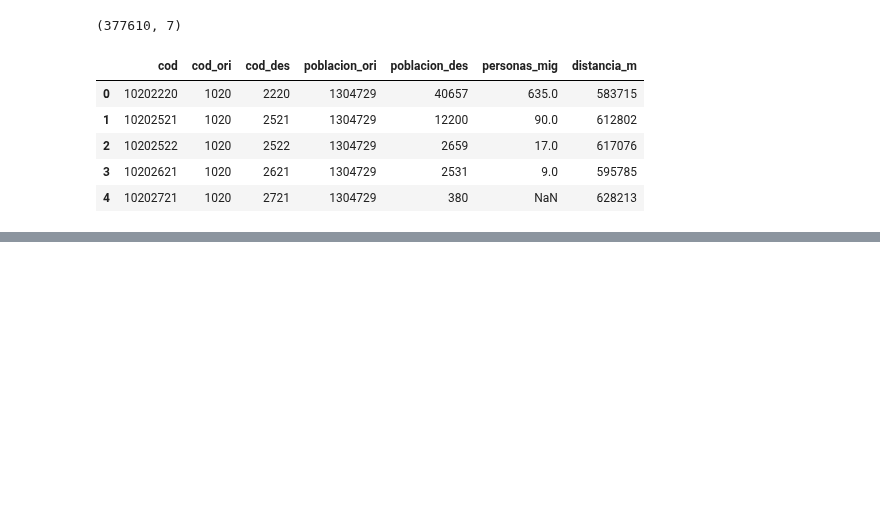
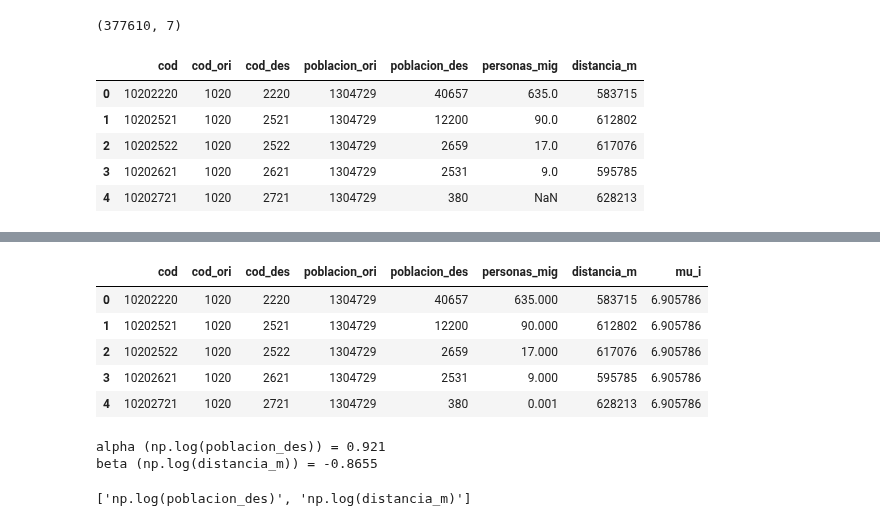
Before and after one commit to guillermodangelo/tesis, a Jupyter notebook: 07-MIE-localidades.ipynb, the cells around one changed output, grey strips where cells are left out. Drawn from its saved outputs; the diff is of its cells as text; code cells hidden in the pictures; blank space fills up the shorter version.

```diff
--- a/07-MIE-localidades.ipynb
+++ b/07-MIE-localidades.ipynb
@@ -62,5 +62,7 @@ flujos_loc.head()
 | 3 | 10202621 | 1020 | 2621 | 1304729 | 2531 | 9.0 | 595785 |
 | 4 | 10202721 | 1020 | 2721 | 1304729 | 380 | NaN | 628213 |
 # %%
+# reemplaza ceros
 flujos_loc.loc[flujos_loc.personas_mig.isna(), 'personas_mig'] = 0.001
-flujos_loc.head()
+flujos_loc.loc[flujos_loc.poblacion_des==0, 'poblacion_des'] = 1
+flujos_loc.loc[flujos_loc.poblacion_ori==0, 'poblacion_ori'] = 1
@@ -74,3 +68,0 @@ flujos_loc.head()
-# %%
-flujos_loc['log_dist'] = np.log(flujos_loc.distancia_m)
-flujos_loc.head()
@@ -86,8 +71,5 @@ flujos_loc.head()
 flujos_loc['cod_ori'] = flujos_loc['cod_ori'].astype(str)
 flujos_loc['cod_des'] = flujos_loc['cod_des'].astype(str)
 
-flujos_loc.drop(['cod', 'poblacion_ori', 'poblacion_des', 'distancia_m'],
-axis=1, inplace=True)
-
 flujos_loc.head()
 # %% [output]
@@ -142,0 +110,22 @@ Generalized Linear Model Regression Results
+# %%
+# recupera los parámetros del modelo
+mu_i = prodSim.params.to_frame()
+
+# elimina caractérres no numéricos para poder pegar
+mu_i.rename(index = dict(zip(mu_i.index[0:-2].values,  mu_i.index[0:-2].str.replace('cod_ori[','', regex=False).str.replace(']','', regex=False).values)),
+            inplace=True)
+
+# renombre columna
+mu_i.rename(columns = {0:'mu_i'}, inplace=True)
+
+# merge
+flujos_loc = flujos_loc.merge(mu_i, left_on='cod_ori', right_index=True)
+
+flujos_loc.head()
+# %% [output]
+|  | cod | cod_ori | cod_des | poblacion_ori | poblacion_des | personas_mig | distancia_m | mu_i |
+| 0 | 10202220 | 1020 | 2220 | 1304729 | 40657 | 635.000 | 583715 | 6.905786 |
+| 1 | 10202521 | 1020 | 2521 | 1304729 | 12200 | 90.000 | 612802 | 6.905786 |
+| 2 | 10202522 | 1020 | 2522 | 1304729 | 2659 | 17.000 | 617076 | 6.905786 |
+| 3 | 10202621 | 1020 | 2621 | 1304729 | 2531 | 9.000 | 595785 | 6.905786 |
+| 4 | 10202721 | 1020 | 2721 | 1304729 | 380 | 0.001 | 628213 | 6.905786 |
@@ -142,0 +144,14 @@ Generalized Linear Model Regression Results
+# %%
+# imprime parámetros
+variables= ['np.log(poblacion_des)', 'np.log(distancia_m)']
+
+params, params_str = get_gml_params(prodSim, variables)
+
+print_params(variables, params_str)
+# %% [output]
+alpha (np.log(poblacion_des)) = 0.921
+beta (np.log(distancia_m)) = -0.8655
+# %%
+variables
+# %% [output]
+['np.log(poblacion_des)', 'np.log(distancia_m)']
```
Also changed, not shown: parts of 19 cells of this notebook.
